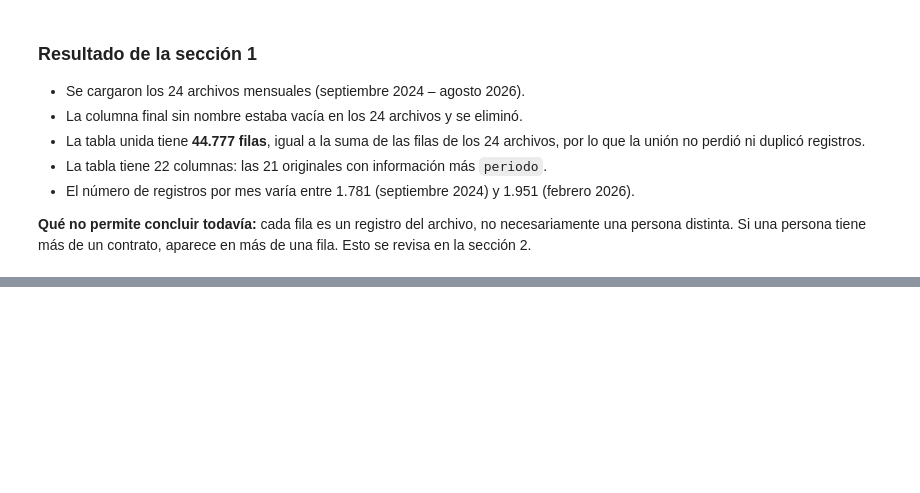
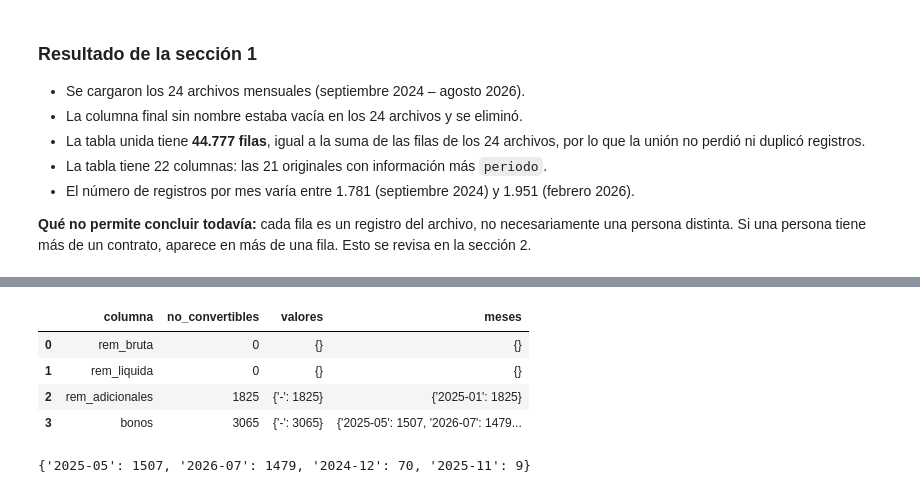
Before and after one commit to josenaxo/Proyecto-Business, a Jupyter notebook: Analysis/EDA.ipynb, the cells around one changed output, grey strips where cells are left out. Cells and saved outputs as stored; diff of their text form; code cells hidden in the pictures; blank space fills up the shorter version.

```diff
--- a/Analysis/EDA.ipynb
+++ b/Analysis/EDA.ipynb
@@ -100,0 +109,41 @@ Columnas: 22
+# %%
+#CONVERSIÓN DE MONTOS
+COLS_MONTO = {
+    "Remuneración bruta del mes (incluye bonos e incentivos, asig. especiales, horas extras)": "rem_bruta",
+    "Remuneración líquida del mes": "rem_liquida",
+    "Rem. adicionales del mes (no inc. en rem. bruta)": "rem_adicionales",
+    "Remuneración Bonos incentivos del mes (inc. en rem. bruta)": "bonos",
+}
+# %%
+def a_monto(serie):
+    limpio = (
+        serie.str.replace("$", "", regex=False)   # quita el signo peso
+             .str.replace(".", "", regex=False)   # quita el punto de miles
+             .str.strip()                         # quita espacios al inicio y al final
+    )
+    return pd.to_numeric(limpio, errors="coerce")
+# %%
+control_montos = []
+
+for original, nuevo in COLS_MONTO.items():
+    df[nuevo] = a_monto(df[original])
+
+    no_convertibles = df[nuevo].isna() & df[original].notna()
+    control_montos.append({
+        "columna": nuevo,
+        "no_convertibles": no_convertibles.sum(),
+        "valores": df.loc[no_convertibles, original].value_counts().to_dict(),
+        "meses": df.loc[no_convertibles, "periodo"].value_counts().to_dict(),
+    })
+
+pd.DataFrame(control_montos)
+# %% [output]
+|  | columna | no_convertibles | valores | meses |
+| 0 | rem_bruta | 0 | {} | {} |
+| 1 | rem_liquida | 0 | {} | {} |
+| 2 | rem_adicionales | 1825 | {'-': 1825} | {'2025-01': 1825} |
+| 3 | bonos | 3065 | {'-': 3065} | {'2025-05': 1507, '2026-07': 1479... |
+# %%
+control_montos[3]["meses"]
+# %% [output]
+{'2025-05': 1507, '2026-07': 1479, '2024-12': 70, '2025-11': 9}
```
Also changed, not shown: parts of 12 cells of this notebook.
